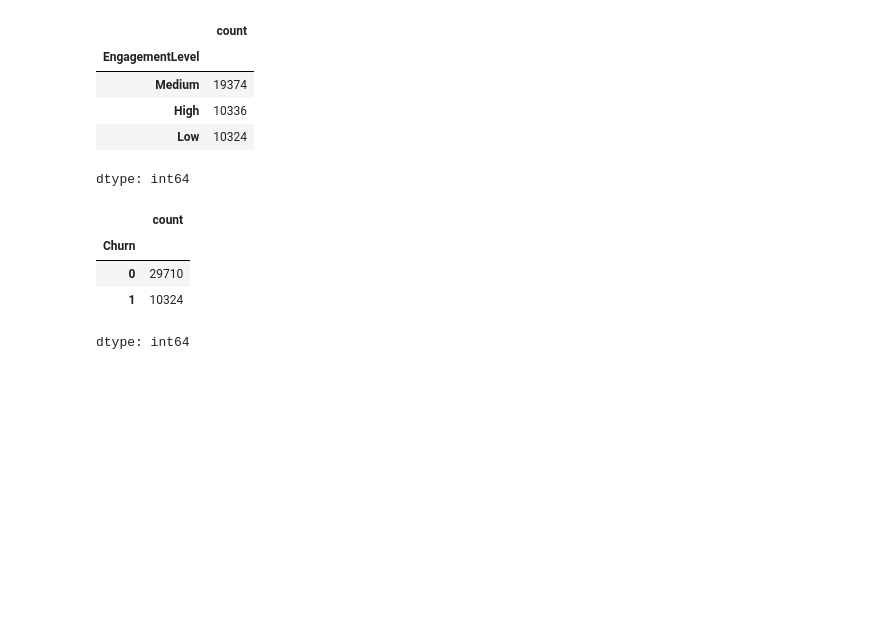
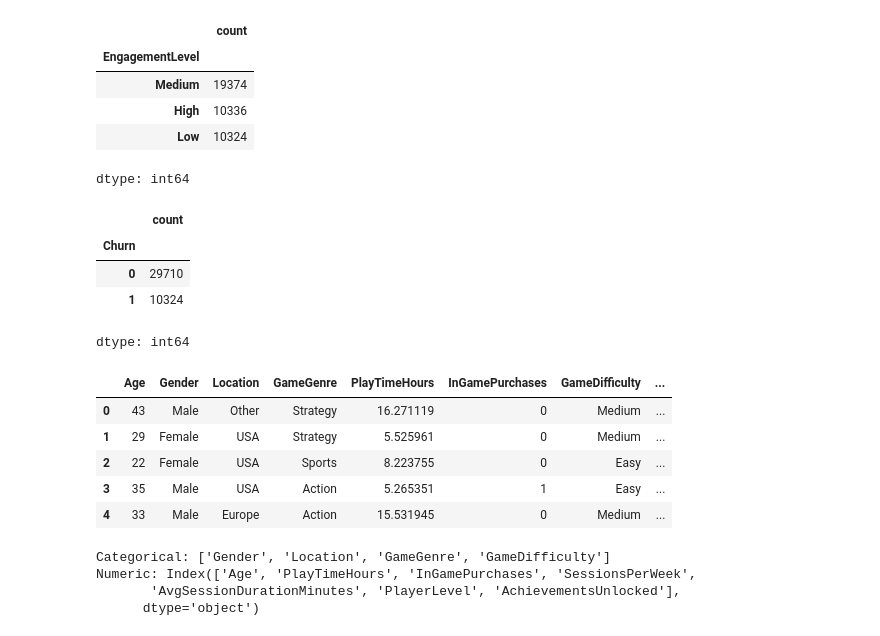
Before and after one commit to ParrvLuthra22/playerchurndataPrediction, a Jupyter notebook: PlayerChurnPrediction.ipynb, the cells around one changed output. Drawn from its saved outputs; the diff is of its cells as text; code cells hidden in the pictures; blank space fills up the shorter version.

```diff
--- a/PlayerChurnPrediction.ipynb
+++ b/PlayerChurnPrediction.ipynb
@@ -109,3 +109,13 @@ df["Churn"].value_counts()
 | 0 | 29710 |
 | 1 | 10324 |
 dtype: int64
+# %%
+df = df.drop(["PlayerID", "EngagementLevel"], axis=1)
+df.head()
+# %% [output]
+|  | Age | Gender | Location | GameGenre | PlayTimeHours | InGamePurchases | GameDifficulty | ... |
+| 0 | 43 | Male | Other | Strategy | 16.271119 | 0 | Medium | ... |
+| 1 | 29 | Female | USA | Strategy | 5.525961 | 0 | Medium | ... |
+| 2 | 22 | Female | USA | Sports | 8.223755 | 0 | Easy | ... |
+| 3 | 35 | Male | USA | Action | 5.265351 | 1 | Easy | ... |
+| 4 | 33 | Male | Europe | Action | 15.531945 | 0 | Medium | ... |
@@ -111,0 +125,11 @@ dtype: int64
+# %%
+categorical_cols = ["Gender", "Location", "GameGenre", "GameDifficulty"]
+numeric_cols = X.drop(columns=categorical_cols).columns
+
+print("Categorical:", categorical_cols)
+print("Numeric:", numeric_cols)
+# %% [output]
+Categorical: ['Gender', 'Location', 'GameGenre', 'GameDifficulty']
+Numeric: Index(['Age', 'PlayTimeHours', 'InGamePurchases', 'SessionsPerWeek',
+       'AvgSessionDurationMinutes', 'PlayerLevel', 'AchievementsUnlocked'],
+      dtype='object')
```
Also changed, not shown: parts of 1 cell of this notebook.
